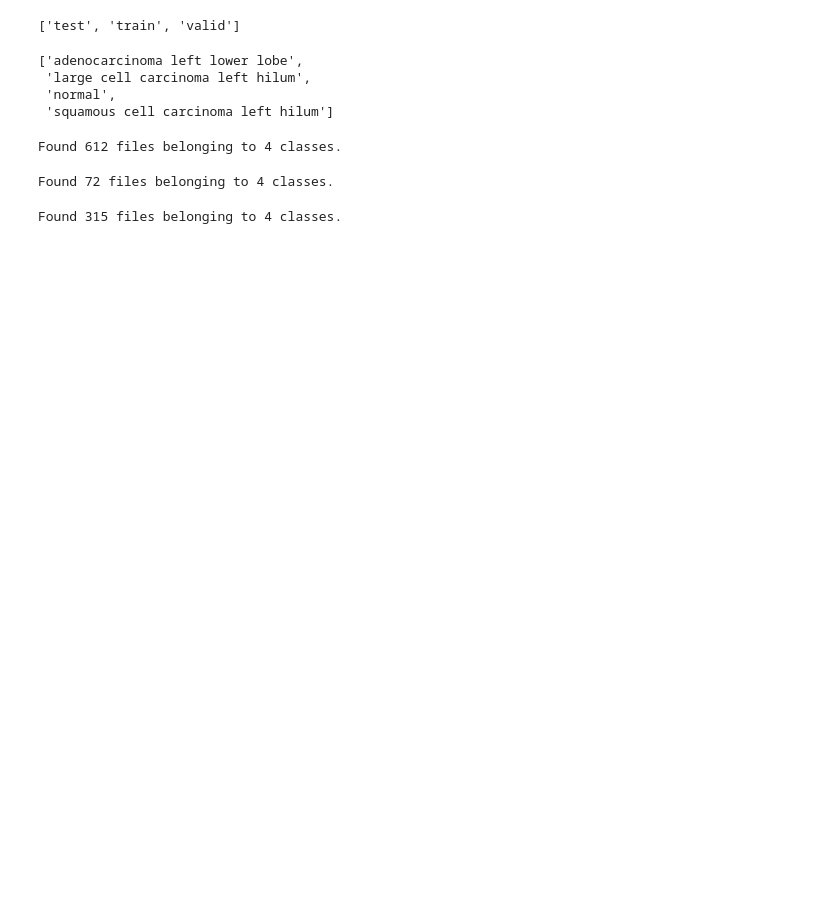
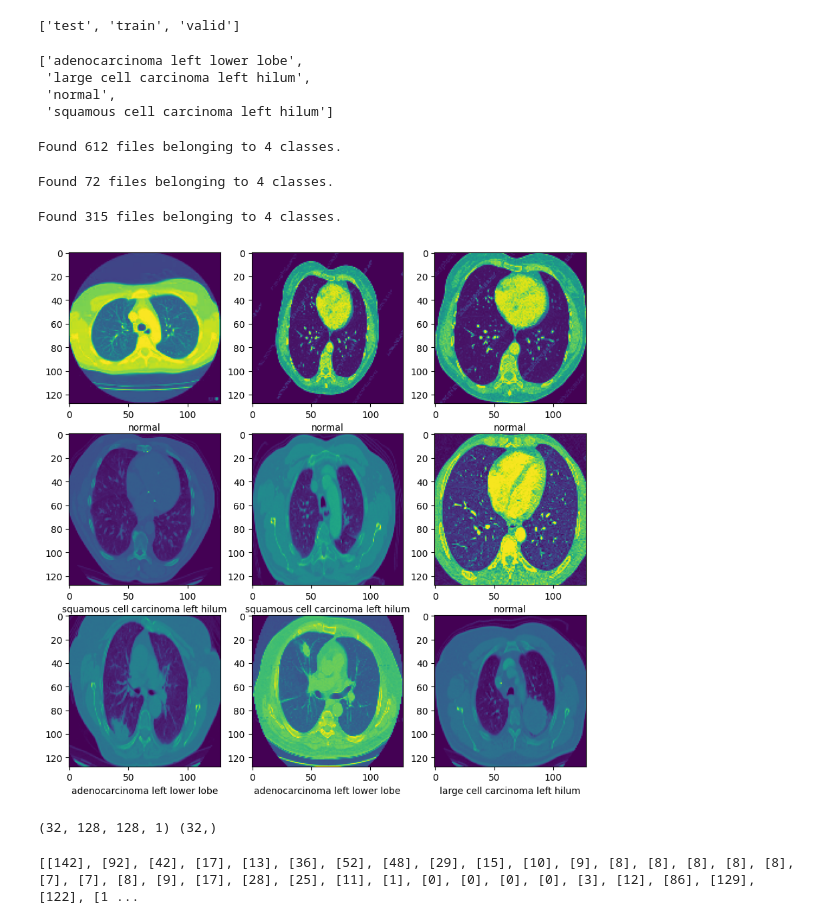
Before and after one commit to KolKemboi/ARTIFICIAL-INTELLIGENCE, a Jupyter notebook: Cancer Prediction/main.ipynb, the cells around one changed output. Drawn from its saved outputs; the diff is of its cells as text; code cells hidden in the pictures; blank space fills up the shorter version.

```diff
--- a/Cancer Prediction/main.ipynb
+++ b/Cancer Prediction/main.ipynb
@@ -26,8 +26,8 @@ os.listdir(train_data_path)
 # %%
 class_names = os.listdir(train_data_path)
 # %%
-image_width = 64
-image_height = 64
+image_width = 128
+image_height = 128
 # %%
 train_data = tf.keras.utils.image_dataset_from_directory(
     train_data_path,
@@ -94,3 +94,19 @@ test_data = tf.keras.utils.image_dataset_from_directory(
 )
 # %% [output]
 Found 315 files belonging to 4 classes.
+# %%
+plt.figure(figsize = (10, 10))
+for images, labels in train_data.take(1):
+    for i in range(9):
+        ax = plt.subplot(3, 3, i + 1)
+        plt.imshow(images[i].numpy().astype("uint8"))
+        plt.xlabel(class_names[labels[i]])
+plt.show()
+# %% [output]
+[figure, added]
+# %%
+for image_batch, labels_batch in train_data:
+    print(image_batch.shape, labels_batch.shape)
+    break
+# %% [output]
+(32, 128, 128, 1) (32,)
@@ -96,0 +117,6 @@ Found 315 files belonging to 4 classes.
+# %%
+for images, labels in train_data.take(1):
+    print(max(images[1].numpy().astype("uint8").tolist()))
+    break
+# %% [output]
+[[142], [92], [42], [17], [13], [36], [52], [48], [29], [15], [10], [9], [8], [8], [8], [8], [8], [7], [7], [8], [9], [17], [28], [25], [11], [1], [0], [0], [0], [0], [3], [12], [86], [129], [122], [1 ...
```
Also changed, not shown: parts of 11 cells of this notebook, 1 other file.
